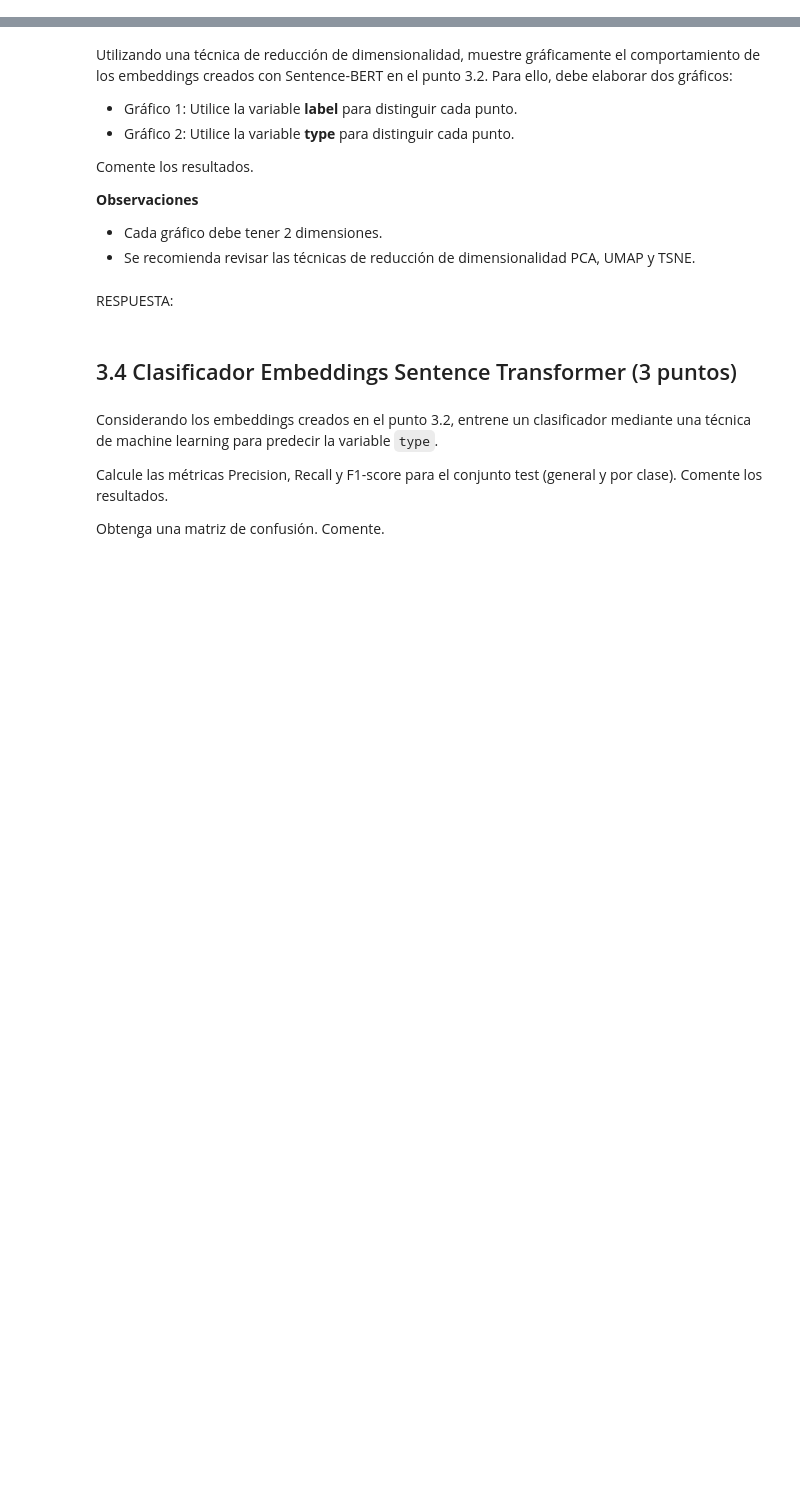
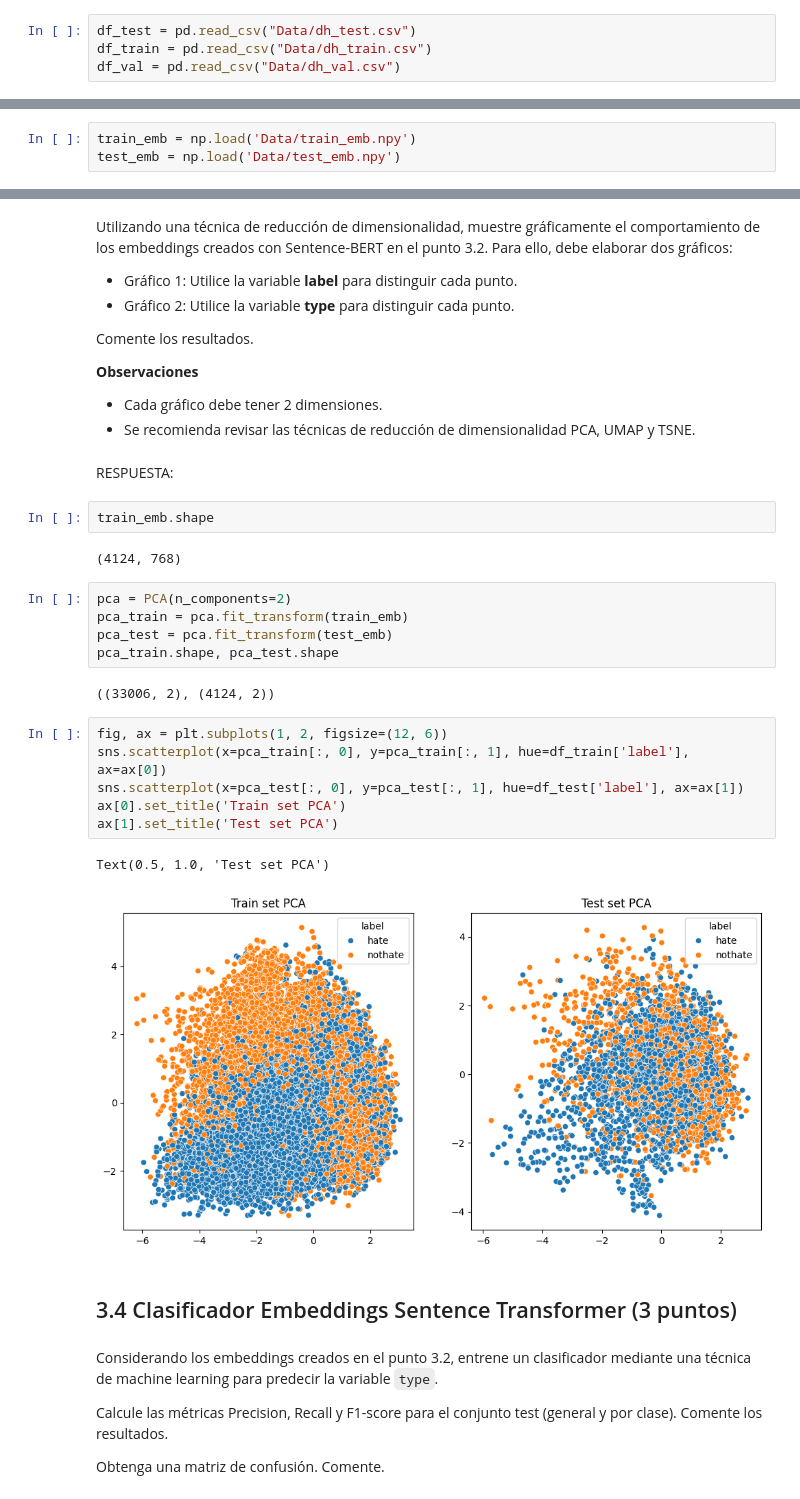
Before and after one commit to Larraguibel/NLP-projects, a Jupyter notebook: Tarea-2/P3_T2.ipynb, the cells around one changed output, grey strips where cells are left out. Cells and saved outputs as stored; diff of their text form; blank space fills up the shorter version.

```diff
--- a/Tarea-2/P3_T2.ipynb
+++ b/Tarea-2/P3_T2.ipynb
@@ -393,3 +418,7 @@ Para crear embeddings mediante Sentence-BERT (SentenceTransformers), se recomien
+# %%
+df_test = pd.read_csv("Data/dh_test.csv")
+df_train = pd.read_csv("Data/dh_train.csv")
+df_val = pd.read_csv("Data/dh_val.csv")
 # %% [markdown]
 ## 3.1 Descripción Sentence BERT (4 puntos)
 # %% [markdown]
@@ -425,3 +454,6 @@ embeddings[0] #revisar representación comentario 1
+# %%
+train_emb = np.load('Data/train_emb.npy')
+test_emb = np.load('Data/test_emb.npy')
 # %% [markdown]
 RESPUESTA:
 # %% [markdown]
@@ -439,6 +471,26 @@ Comente los resultados.
 * Se recomienda revisar las técnicas de reducción de dimensionalidad PCA, UMAP y TSNE.
 # %% [markdown]
 RESPUESTA:
+# %%
+train_emb.shape
+# %% [output]
+(4124, 768)
+# %%
+pca = PCA(n_components=2)
+pca_train = pca.fit_transform(train_emb)
+pca_test = pca.fit_transform(test_emb)
+pca_train.shape, pca_test.shape
+# %% [output]
+((33006, 2), (4124, 2))
+# %%
+fig, ax = plt.subplots(1, 2, figsize=(12, 6))
+sns.scatterplot(x=pca_train[:, 0], y=pca_train[:, 1], hue=df_train['label'], ax=ax[0])
+sns.scatterplot(x=pca_test[:, 0], y=pca_test[:, 1], hue=df_test['label'], ax=ax[1])
+ax[0].set_title('Train set PCA')
+ax[1].set_title('Test set PCA')
+# %% [output]
+Text(0.5, 1.0, 'Test set PCA')
+[figure, added]
 # %% [markdown]
 ## 3.4 Clasificador Embeddings Sentence Transformer (3 puntos)
 # %% [markdown]
```
Also changed, not shown: parts of 7 cells of this notebook, 1 other file.
